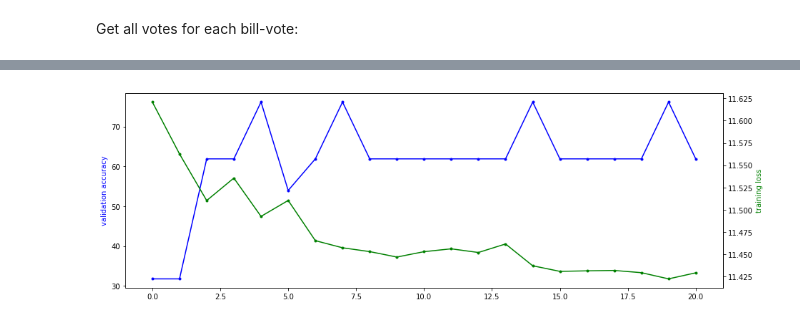
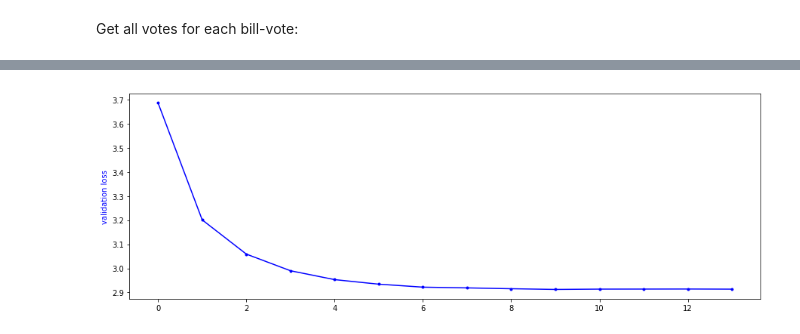
Before and after one commit to roman-bachmann/US-Senators, a Jupyter notebook: notebooks/cnn-congress-115-cosponsors.ipynb, the cells around one changed output, grey strips where cells are left out. Drawn from its saved outputs; the diff is of its cells as text; code cells hidden in the pictures.

```diff
--- a/notebooks/cnn-congress-115-cosponsors.ipynb
+++ b/notebooks/cnn-congress-115-cosponsors.ipynb
@@ -144,6 +136,0 @@ d = |V| = 2, k|V| < |E| = 4492
-# %%
-graphs, perm = coarsening.coarsen(A, levels=3, self_connections=False)
-
-X_train = coarsening.perm_data(X_train0, perm)
-X_val = coarsening.perm_data(X_val0, perm)
-X_test = coarsening.perm_data(X_test0, perm)
@@ -155,2 +137,2 @@ Layer 3: M_3 = |V| = 150 nodes (0 added),|E| = 1307 edges
 # %%
-L = [graph.laplacian(A, normalized=True) for A in graphs]
+L = [graph.laplacian(A, normalized=True) for z in range(2)]
@@ -157,9 +155,9 @@ L = [graph.laplacian(A, normalized=True) for A in graphs]
 # %%
 params = dict()
 params['dir_name']       = 'demo'
-params['num_epochs']     = 40
-params['batch_size']     = 10 # changed
-params['eval_frequency'] = 50 # changed
+params['num_epochs']     = 20
+params['batch_size']     = 5 # changed
+params['eval_frequency'] = 10 # changed
 
 # Building blocks.
 params['filter']         = 'chebyshev5'
@@ -167,14 +165,13 @@ params['brelu']          = 'b1relu'
 params['pool']           = 'apool1'
 
 # Number of classes.
-C = y.max() + 1
-assert C == np.unique(y).size
+C = A.shape[0]
 
 # Architecture.
 params['F']              = [32, 64]  # Number of graph convolutional filters.
-params['K']              = [20, 20]  # Polynomial orders.
-params['p']              = [4, 2]    # Pooling sizes.
-params['M']              = [512, C]  # Output dimensionality of fully connected layers.
+params['K']              = [10, 10]  # Polynomial orders.
+params['p']              = [1, 1]    # Pooling sizes.
+params['M']              = [C]  # Output dimensionality of fully connected layers.
 
 # Optimization.
 params['regularization'] = 5e-4
@@ -184,7 +181,7 @@ params['decay_rate']     = 0.95
 params['momentum']       = 0.9
 params['decay_steps']    = n_train / params['batch_size']
 # %%
-model = models.cgcnn(L, **params)
-accuracy, loss, t_step = model.fit(X_train, y_train, X_val, y_val)
+model = models_alt.cgcnn(L, **params)
+loss_train, loss_val, t_step = model.fit(X_train, y_train, X_val, y_val)
 # %% [output]
 NN architecture
@@ -227,13 +204,13 @@ validation accuracy: peak = 76.19, mean = 64.76
 # %%
 fig, ax1 = plt.subplots(figsize=(15, 5))
-ax1.plot(accuracy, 'b.-')
-ax1.set_ylabel('validation accuracy', color='b')
-ax2 = ax1.twinx()
-ax2.plot(loss, 'g.-')
-ax2.set_ylabel('training loss', color='g')
+ax1.plot(loss_val, 'b.-')
+ax1.set_ylabel('validation loss', color='b')
+# ax2 = ax1.twinx()
+# ax2.plot(loss_train, 'g.-')
+# ax2.set_ylabel('training loss', color='g')
 plt.show()
 # %% [output]
-[figure, old version]
+[figure, new version]
 # %%
 res = model.evaluate(X_test, y_test)
 print(res[0])
```
Also changed, not shown: parts of 41 cells of this notebook, 3 other files.
